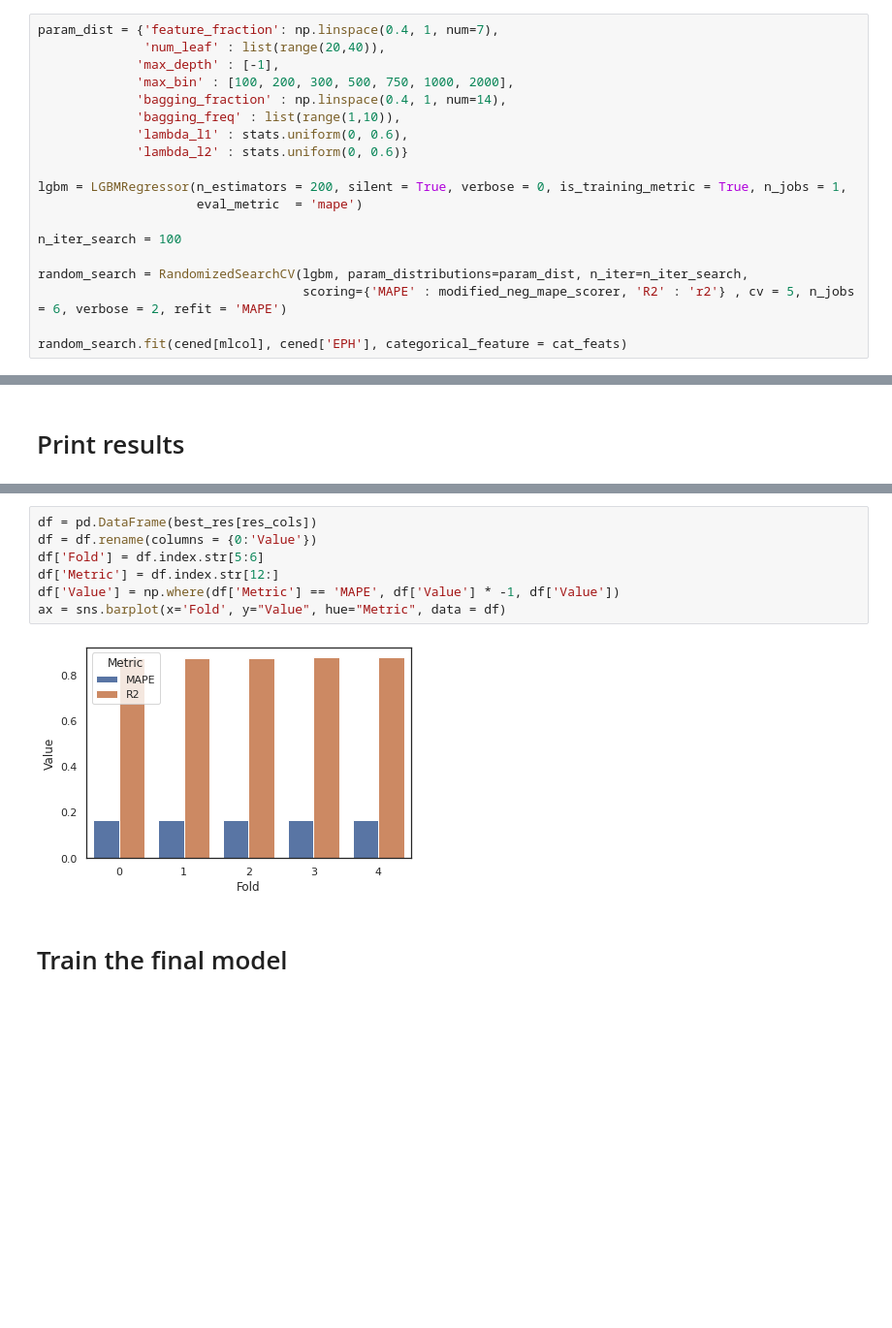
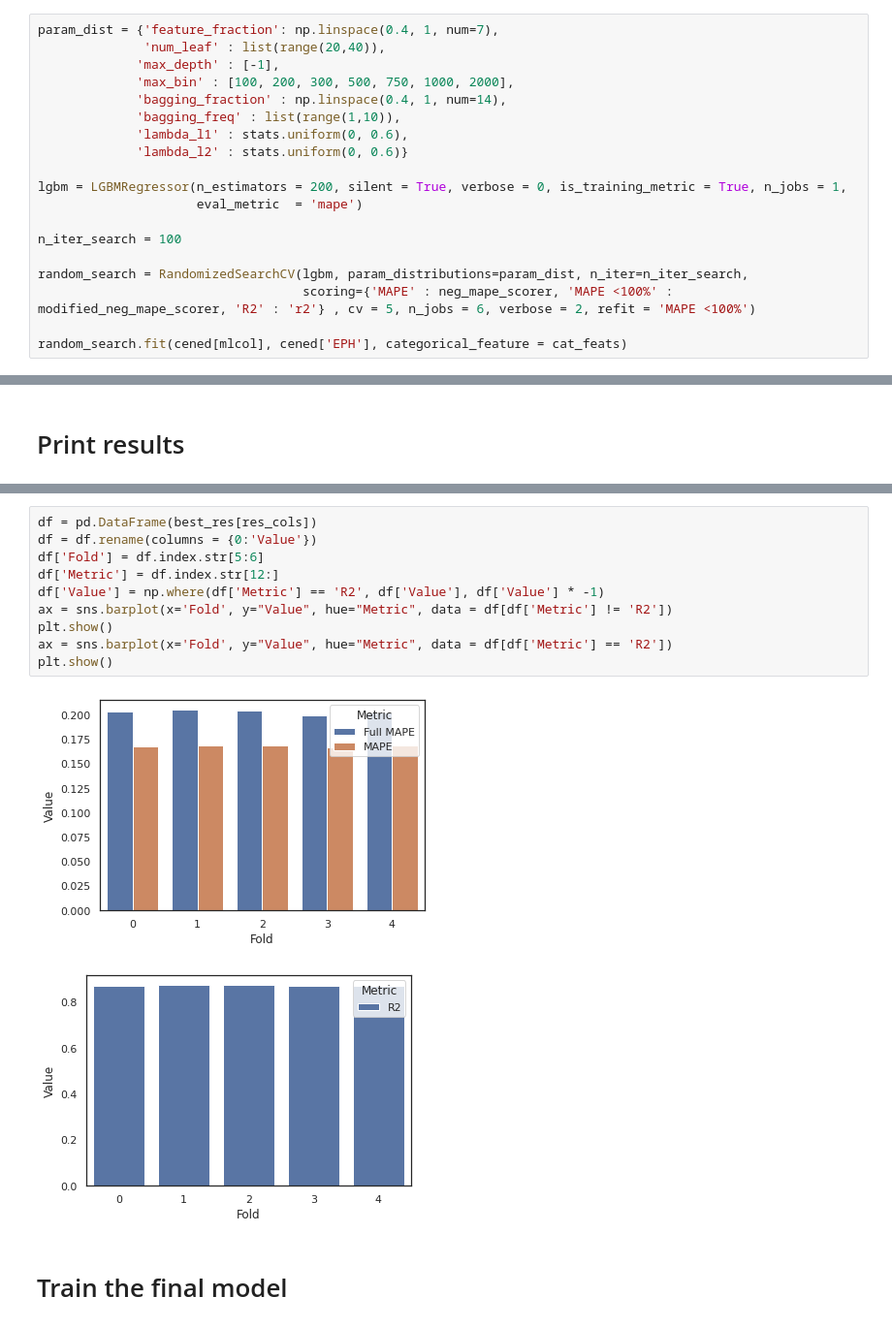
Before and after one commit to rboghe/cened, a Jupyter notebook: cened_1_2_ml.ipynb, the cells around one changed output, grey strips where cells are left out. Shown: that part at 97% size. Cells and saved outputs as stored; diff of their text form; blank space fills up the shorter version.

Commit message:
Add metrics

```diff
--- a/cened_1_2_ml.ipynb
+++ b/cened_1_2_ml.ipynb
@@ -231,7 +236,7 @@ lgbm = LGBMRegressor(n_estimators = 200, silent = True, verbose = 0, is_training
 n_iter_search = 100
 
 random_search = RandomizedSearchCV(lgbm, param_distributions=param_dist, n_iter=n_iter_search,
-                                   scoring={'MAPE' : modified_neg_mape_scorer, 'R2' : 'r2'} , cv = 5, n_jobs = 6, verbose = 2, refit = 'MAPE')
+                                   scoring={'MAPE' : neg_mape_scorer, 'MAPE <100%' : modified_neg_mape_scorer, 'R2' : 'r2'} , cv = 5, n_jobs = 6, verbose = 2, refit = 'MAPE <100%')
 
 random_search.fit(cened[mlcol], cened['EPH'], categorical_feature = cat_feats)
 # %% [output]
@@ -298,12 +306,16 @@ Name: 0, dtype: object
 # %%
 df = pd.DataFrame(best_res[res_cols])
 df = df.rename(columns = {0:'Value'})
 df['Fold'] = df.index.str[5:6]
 df['Metric'] = df.index.str[12:]
-df['Value'] = np.where(df['Metric'] == 'MAPE', df['Value'] * -1, df['Value'])
-ax = sns.barplot(x='Fold', y="Value", hue="Metric", data = df)
+df['Value'] = np.where(df['Metric'] == 'R2', df['Value'], df['Value'] * -1)
+ax = sns.barplot(x='Fold', y="Value", hue="Metric", data = df[df['Metric'] != 'R2'])
+plt.show()
+ax = sns.barplot(x='Fold', y="Value", hue="Metric", data = df[df['Metric'] == 'R2'])
+plt.show()
 # %% [output]
-[figure, old version]
+[figure, new version]
+[figure, added]
 # %% [markdown]
 # Train the final model
 # %%
```
Also changed, not shown: parts of 23 cells of this notebook.
